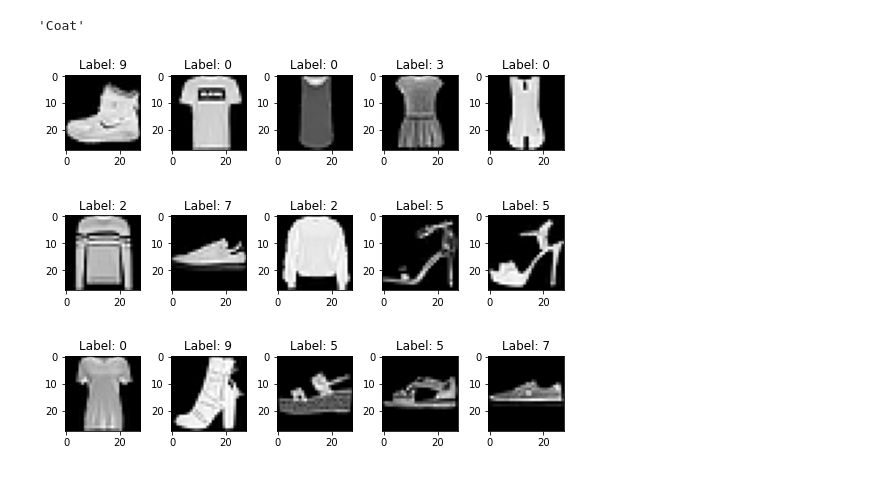
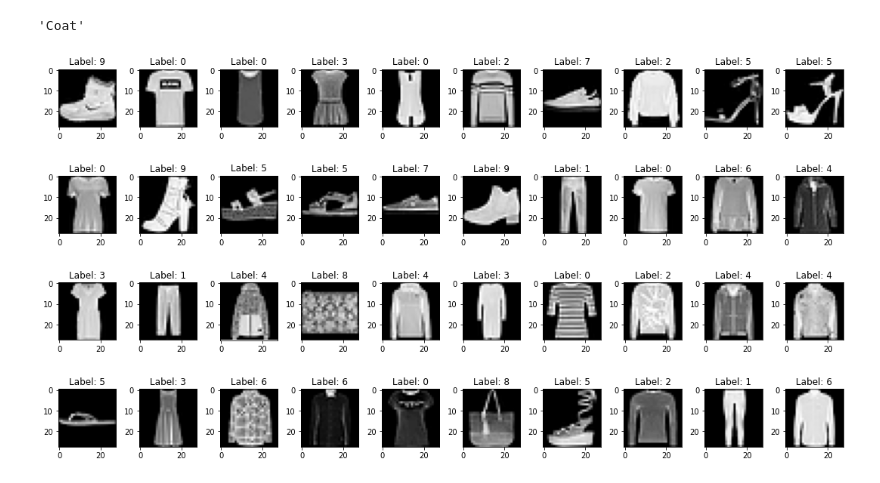
Before and after one commit to tekeuange23/ml-in-action, a Jupyter notebook: tensorflow.ipynb, the cells around one changed output. Drawn from its saved outputs; the diff is of its cells as text; code cells hidden in the pictures.

Commit message:
adding: Plot The Fashion MNIST Dataset

```diff
--- a/tensorflow.ipynb
+++ b/tensorflow.ipynb
@@ -50,21 +50,21 @@ import matplotlib.pyplot as plt
 %matplotlib inline
 # %%
 # specify the number of rows and columns you want to see
-num_row = 3
-num_col = 5
+num_row = 4
+num_col = 10
 
 # get a segment of the dataset
 num = num_row*num_col
 images = X_train_full[:num]
 labels = y_train_full[:num]
 
 # plot images
 fig, axes = plt.subplots(num_row, num_col, figsize=(1.5*num_col, 2*num_row))
 for i in range(num_row*num_col):
     ax = axes[i//num_col, i % num_col]
     ax.imshow(images[i], cmap='gray')
     ax.set_title('Label: {}'.format(labels[i]))
 plt.tight_layout()
 plt.show()
 # %% [output]
-[figure, old version]
+[figure, new version]
```
